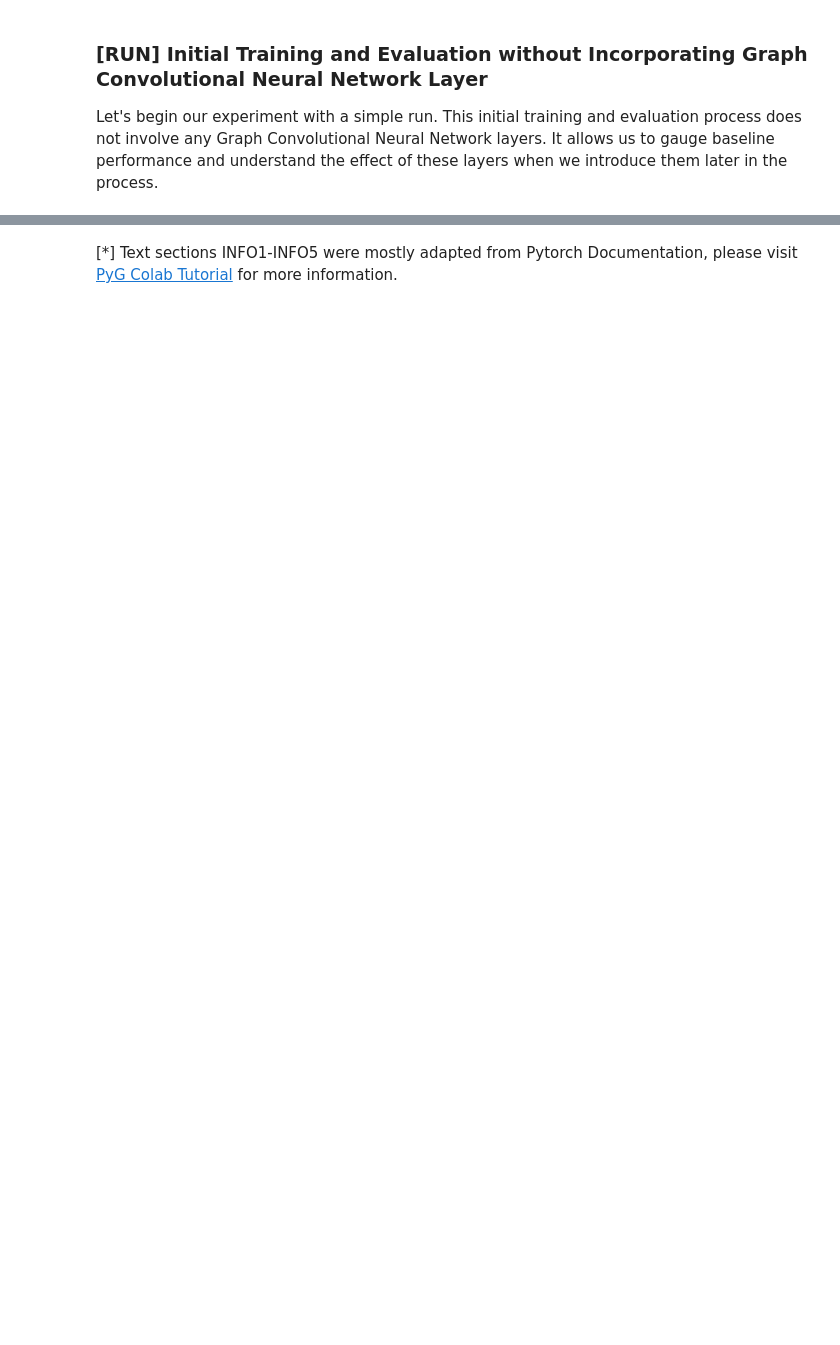
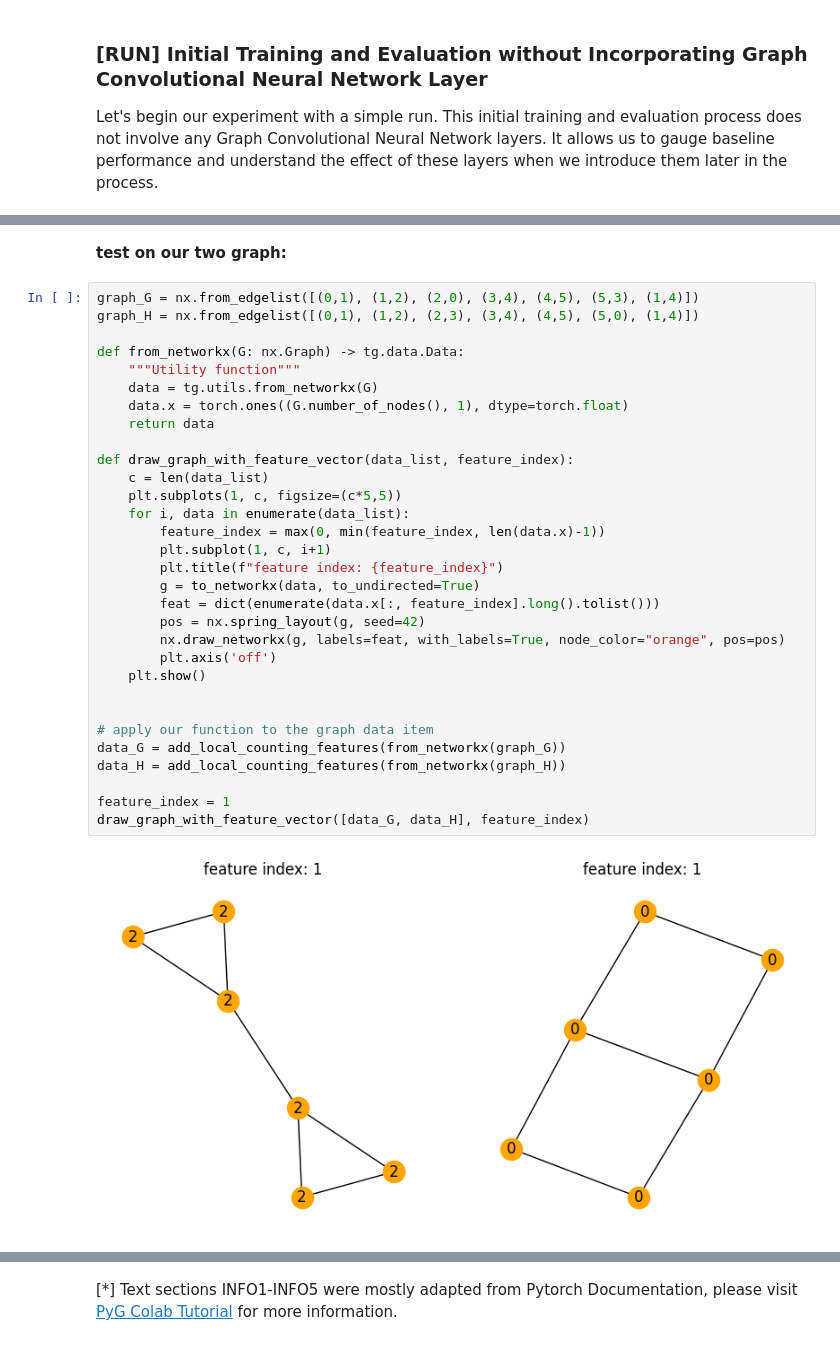
Before and after one commit to marek094/gnn_practicals, a Jupyter notebook: Practicals02.ipynb, the cells around one changed output, grey strips where cells are left out. Drawn from its saved outputs; the diff is of its cells as text; blank space fills up the shorter version.

```diff
--- a/Practicals02.ipynb
+++ b/Practicals02.ipynb
@@ -363,0 +316,35 @@ class OurGraphConvLayer(nn.Module):
+# %% [markdown]
+**test on our two graph:**
+# %%
+graph_G = nx.from_edgelist([(0,1), (1,2), (2,0), (3,4), (4,5), (5,3), (1,4)])
+graph_H = nx.from_edgelist([(0,1), (1,2), (2,3), (3,4), (4,5), (5,0), (1,4)])
+
+def from_networkx(G: nx.Graph) -> tg.data.Data:
+    """Utility function"""
+    data = tg.utils.from_networkx(G)
+    data.x = torch.ones((G.number_of_nodes(), 1), dtype=torch.float)
+    return data
+
+def draw_graph_with_feature_vector(data_list, feature_index):
+    c = len(data_list)
+    plt.subplots(1, c, figsize=(c*5,5))
+    for i, data in enumerate(data_list):
+        feature_index = max(0, min(feature_index, len(data.x)-1))
+        plt.subplot(1, c, i+1)
+        plt.title(f"feature index: {feature_index}")
+        g = to_networkx(data, to_undirected=True)
+        feat = dict(enumerate(data.x[:, feature_index].long().tolist()))
+        pos = nx.spring_layout(g, seed=42)
+        nx.draw_networkx(g, labels=feat, with_labels=True, node_color="orange", pos=pos)
+        plt.axis('off')
+    plt.show()
+
+
+# apply our function to the graph data item
+data_G = add_local_counting_features(from_networkx(graph_G))
+data_H = add_local_counting_features(from_networkx(graph_H))
+
+feature_index = 1
+draw_graph_with_feature_vector([data_G, data_H], feature_index)
+# %% [output]
+[figure, added]
```
Also changed, not shown: parts of 44 cells of this notebook.
